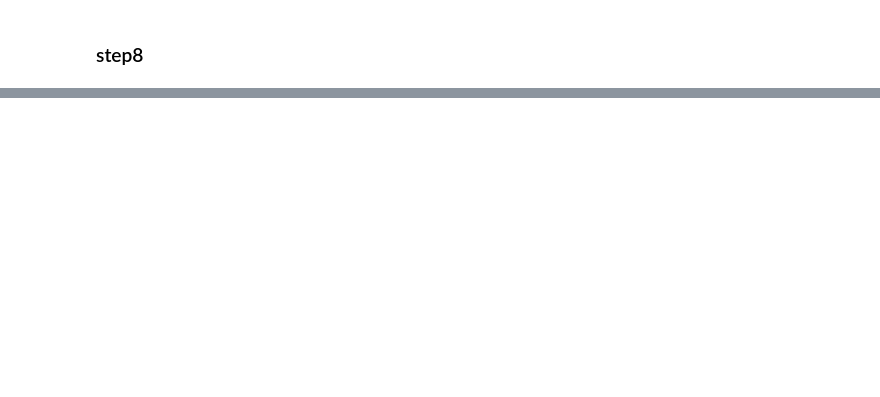
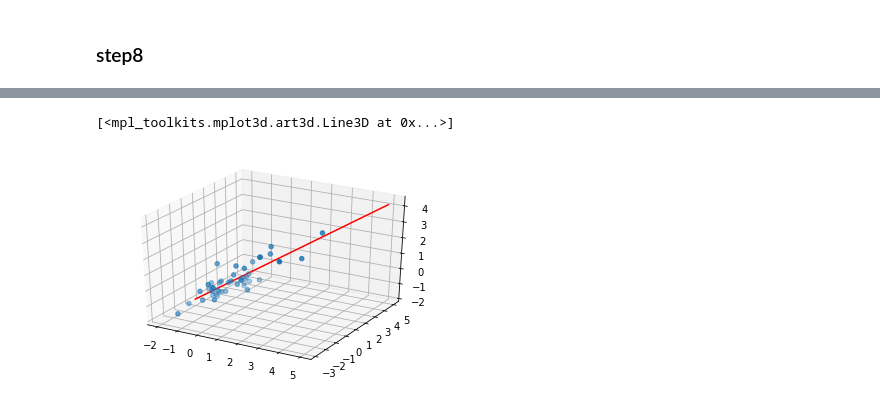
Before and after one commit to Pietro979/MachineLearningRepo, a Jupyter notebook: lab3.ipynb, the cells around one changed output, grey strips where cells are left out. Saved outputs shown, nothing was run; the diff lists cells and outputs as text; code cells hidden in the pictures; blank space fills up the shorter version.

```diff
--- a/lab3.ipynb
+++ b/lab3.ipynb
@@ -310,0 +290,12 @@ print(theta2_res,cost)
+# %%
+ax = plt.axes(projection='3d')
+ax.scatter3D(data2['Size'], data2['Bedrooms'], data2['Price'], cmap='Greens');
+
+xline = np.linspace(-2,5,1000)
+yline = np.linspace(0,5,1000)
+zline = theta2_res[0,2]*yline+theta2_res[0,1]*xline+theta2_res[0,0]
+
+ax.plot3D(xline, yline, zline, 'red')
+# %% [output]
+[<mpl_toolkits.mplot3d.art3d.Line3D at 0x...>]
+[figure, added]
```
Also changed, not shown: parts of 31 cells of this notebook.
